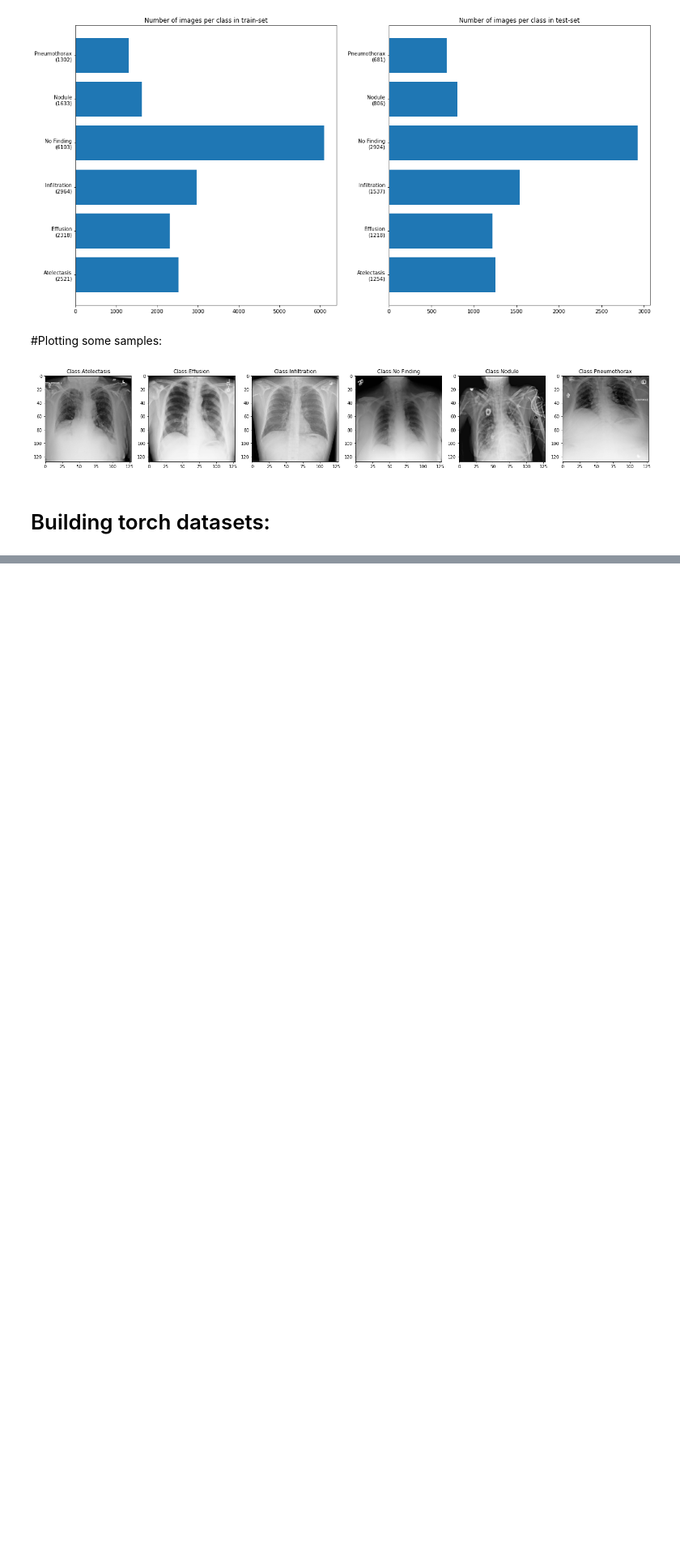
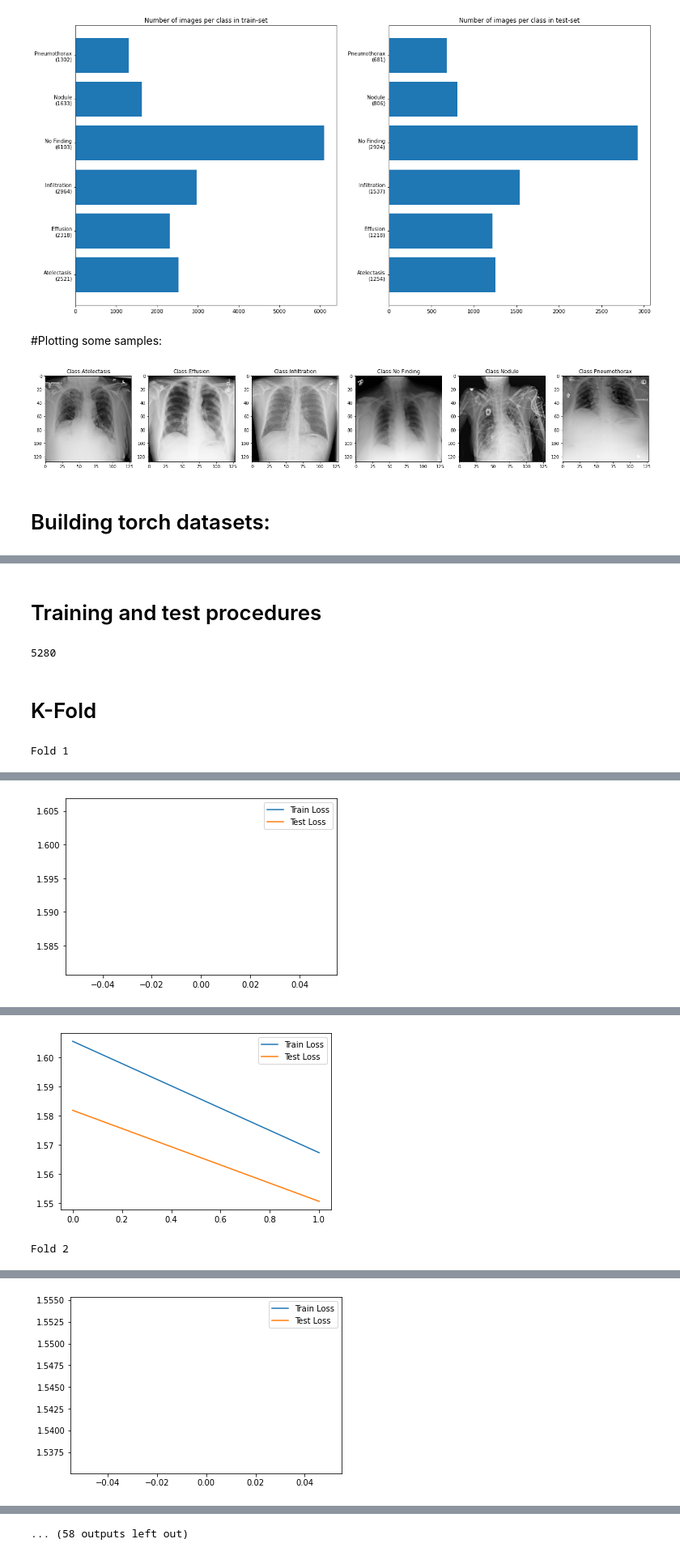
Before and after one commit to LeanderHuyghe/DC1, a Jupyter notebook: Data_Challenge_1_Template_Final.ipynb, the cells around one changed output, grey strips where cells are left out. Shown: that part at 81% size. Drawn from its saved outputs; the diff is of its cells as text; code cells hidden in the pictures; blank space fills up the shorter version.

```diff
--- a/Data_Challenge_1_Template_Final.ipynb
+++ b/Data_Challenge_1_Template_Final.ipynb
@@ -230,0 +242,3 @@ LeNet(
+# %%
+for i in tqdm(train_dataset):
+    images, labels = i
@@ -231,3 +291,3 @@ LeNet(
 # %%
-optimizer = optim.SGD(model.parameters(), lr=0.001, momentum=0.1)
+optimizer = optim.Adam(model.parameters(), lr=0.001)
 loss_function = nn.CrossEntropyLoss()
@@ -294,3 +334,62 @@ def test_model(model, test_sampler, loss_function):
       loss = loss_function(prediction, y)
       losses.append(loss)
   return losses
+# %% [markdown]
+# Training and test procedures
+# %%
+n_epochs = 2
+batch_size = 25
+# %%
+torch.cuda.empty_cache()
+import gc
+gc.collect()
+# %% [output]
+5280
+# %% [markdown]
+# K-Fold
+# %%
+from torch.utils.data import ConcatDataset
+from sklearn.model_selection import KFold
+
+
+dataset = ConcatDataset([train_dataset, test_dataset])
+k = 10
+num_epochs = 2
+splits = KFold(n_splits=k,shuffle=True,random_state=42)
+foldperf = {}
+# %%
+for fold, (train_idx,val_idx) in enumerate(splits.split(np.arange(len(dataset)))):
+
+    print('Fold {}'.format(fold + 1))
+
+
+    # Lets now train and test our model for multiple epochs:
+
+    train_sampler = BatchSampler(batch_size=batch_size, dataset=dataset, balanced=False)
+    test_sampler = BatchSampler(batch_size=100, dataset=dataset, balanced=False)
+
+    mean_losses_train = []
+    mean_losses_test = []
+    accuracies = []
+    for e in range(n_epochs):
+            # Training:
+            losses = train_model(model, train_sampler, optimizer, loss_function)
+            # Calculating and printing statistics:
+            mean_loss = sum(losses) / len(losses)
+            mean_losses_train.append(mean_loss)
+            print(f'\nEpoch {e + 1} training done, loss on train set: {mean_loss}\n')
+
+            # Testing:
+            losses = test_model(model, test_sampler, loss_function)
+            # Calculating and printing statistics:
+            mean_loss = sum(losses) / len(losses)
+            mean_losses_test.append(mean_loss)
+            print(f'\nEpoch {e + 1} testing done, loss on test set: {mean_loss}\n')
+
+            fig, ax = plt.subplots()
+            ax.plot([i.cpu().detach().numpy() for i in mean_losses_train], label='Train Loss')
+            ax.plot([i.cpu().detach().numpy() for i in mean_losses_test], label='Test Loss')
+            ax.legend()
+            plt.show();
+# %% [output]
+Fold 1
@@ -296,0 +398 @@ def test_model(model, test_sampler, loss_function):
+[figure, added]
@@ -296,0 +401,2 @@ def test_model(model, test_sampler, loss_function):
+[figure, added]
+Fold 2
@@ -296,0 +405 @@ def test_model(model, test_sampler, loss_function):
+[figure, added]
@@ -297 +407,2 @@ def test_model(model, test_sampler, loss_function):
+... (58 outputs left out)
 # %% [markdown]
```
Also changed, not shown: parts of 50 cells of this notebook.
